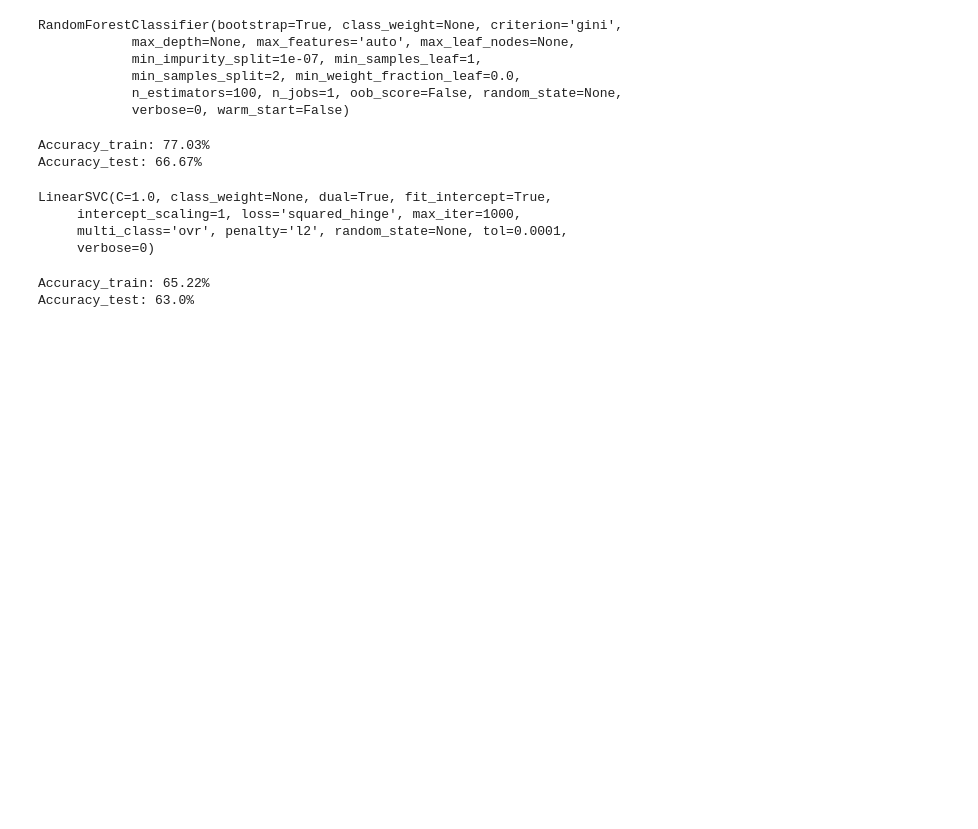
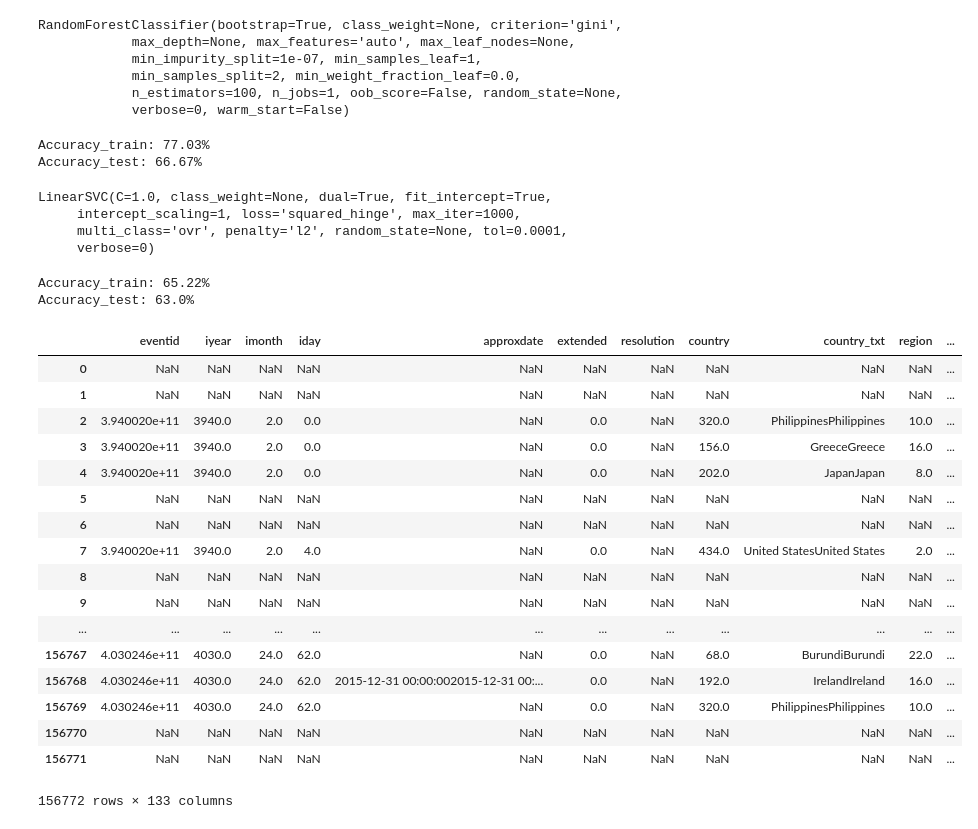
Before and after one commit to abhisaary/projects, a Jupyter notebook: GTD/Global Terrorism Database Analysis.ipynb, the cells around one changed output. Cells and saved outputs as stored; diff of their text form; code cells hidden in the pictures; blank space fills up the shorter version.

```diff
--- a/GTD/Global Terrorism Database Analysis.ipynb
+++ b/GTD/Global Terrorism Database Analysis.ipynb
@@ -143,6 +143,7 @@ GTD_cut['country'] = GTD_cut['country'].apply(lambda x: 0 if countries[x] < 500
 unique = np.unique(GTD_cut['gname'])
 groups = {x: y for (x,y) in zip(unique, range(1,len(unique)+1))}
 inv_groups = {y: x for (x,y) in zip(unique, range(1,len(unique)+1))}
+inv_groups[0] = "Other"
 GTD_cut = GTD_cut.replace({'gname': groups})
 # %%
 # Graph frequency of groups
@@ -345,5 +346,31 @@ print("Accuracy_test: {}%".format(acc_linear_svc))
 Accuracy_train: 65.22%
 Accuracy_test: 63.0%
 # %%
-# Predict Using Best Model
-Y_pred = random_forest.predict(GTD_unknown.drop('gname', axis=1))
+# Predict Using the Best Model
+y_pred = random_forest.predict(GTD_unknown.drop('gname', axis=1))
+GTD_unknown = GTD_full[GTD_full.gname == "Unknown"]
+GTD_unknown['gname'] = [inv_groups[x] for x in y_pred]
+
+# Resultant database
+GTD_results = GTD_unknown + GTD_full[GTD_full.gname != groups["Unknown"]]
+# %%
+GTD_results
+# %% [output]
+|  | eventid | iyear | imonth | iday | approxdate | extended | resolution | country | country_txt | region | ... |
+| 0 | NaN | NaN | NaN | NaN | NaN | NaN | NaN | NaN | NaN | NaN | ... |
+| 1 | NaN | NaN | NaN | NaN | NaN | NaN | NaN | NaN | NaN | NaN | ... |
+| 2 | 3.940020e+11 | 3940.0 | 2.0 | 0.0 | NaN | 0.0 | NaN | 320.0 | PhilippinesPhilippines | 10.0 | ... |
+| 3 | 3.940020e+11 | 3940.0 | 2.0 | 0.0 | NaN | 0.0 | NaN | 156.0 | GreeceGreece | 16.0 | ... |
+| 4 | 3.940020e+11 | 3940.0 | 2.0 | 0.0 | NaN | 0.0 | NaN | 202.0 | JapanJapan | 8.0 | ... |
+| 5 | NaN | NaN | NaN | NaN | NaN | NaN | NaN | NaN | NaN | NaN | ... |
+| 6 | NaN | NaN | NaN | NaN | NaN | NaN | NaN | NaN | NaN | NaN | ... |
+| 7 | 3.940020e+11 | 3940.0 | 2.0 | 4.0 | NaN | 0.0 | NaN | 434.0 | United StatesUnited States | 2.0 | ... |
+| 8 | NaN | NaN | NaN | NaN | NaN | NaN | NaN | NaN | NaN | NaN | ... |
+| 9 | NaN | NaN | NaN | NaN | NaN | NaN | NaN | NaN | NaN | NaN | ... |
+| ... | ... | ... | ... | ... | ... | ... | ... | ... | ... | ... | ... |
+| 156767 | 4.030246e+11 | 4030.0 | 24.0 | 62.0 | NaN | 0.0 | NaN | 68.0 | BurundiBurundi | 22.0 | ... |
+| 156768 | 4.030246e+11 | 4030.0 | 24.0 | 62.0 | 2015-12-31 00:00:002015-12-31 00:... | 0.0 | NaN | 192.0 | IrelandIreland | 16.0 | ... |
+| 156769 | 4.030246e+11 | 4030.0 | 24.0 | 62.0 | NaN | 0.0 | NaN | 320.0 | PhilippinesPhilippines | 10.0 | ... |
+| 156770 | NaN | NaN | NaN | NaN | NaN | NaN | NaN | NaN | NaN | NaN | ... |
+| 156771 | NaN | NaN | NaN | NaN | NaN | NaN | NaN | NaN | NaN | NaN | ... |
+156772 rows × 133 columns
```
